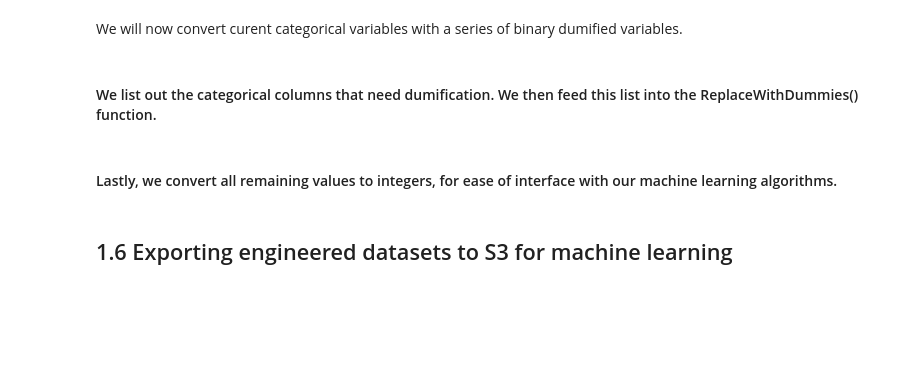
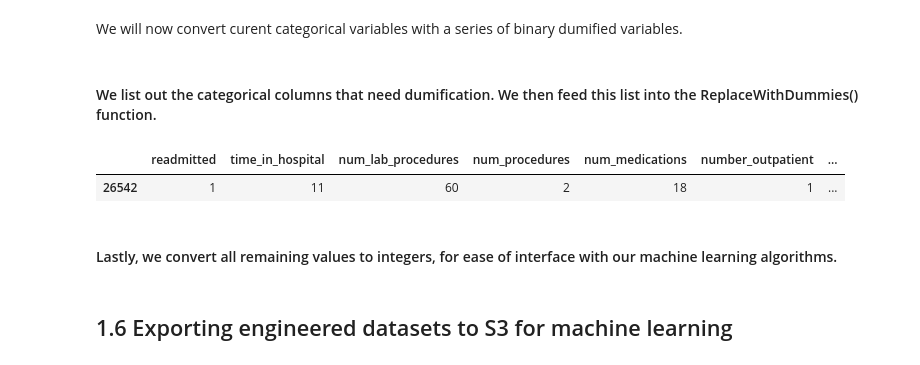
Before and after one commit to timfwater/Waterman_Projects, a Jupyter notebook: 1. Data_Engineering.ipynb, the cells around one changed output. Cells and saved outputs as stored; diff of their text form; code cells hidden in the pictures; blank space fills up the shorter version.

```diff
--- a/1. Data_Engineering.ipynb
+++ b/1. Data_Engineering.ipynb
@@ -110,2 +94,0 @@ train_test_index = random.choices(data_designations, proportions, k=len(diabetes
-# %%
-diabetes['data_designation'] = train_test_index
@@ -342,9 +316,7 @@ reorganized_columns = [
     #4.D Binned columns (a range of values consolidated into a discrete number of aggregate categories)
     "age", "admission_type_id","discharge_disposition_id","admission_source_id",
     #4.E "Other" Recoding
-    "race","gender","A1Cresult","max_glu_serum",
-    #Training column identifier to be dropped before exporting final curated datasets
-    'data_designation']
+    "race","gender","A1Cresult","max_glu_serum"]
 
 diabetes = diabetes.reindex(columns=reorganized_columns)
 print(diabetes.shape)
@@ -1015,6 +984,11 @@ DummyColumns = ['race', 'age', 'gender', 'discharge_disposition', 'diag_1', 'dia
                      'A1Cresult', 'admission_type_id', 'admission_source_id']
 
 diabetes = Replace_With_Dummies(diabetes, DummyColumns)
+# %%
+diabetes.sample()
+# %% [output]
+|  | readmitted | time_in_hospital | num_lab_procedures | num_procedures | num_medications | number_outpatient | ... |
+| 26542 | 1 | 11 | 60 | 2 | 18 | 1 | ... |
 # %% [markdown]
 #### Lastly, we convert all remaining values to integers, for ease of interface with our machine learning algorithms.
 # %%
```
Also changed, not shown: parts of 24 cells of this notebook, 4 other files.
